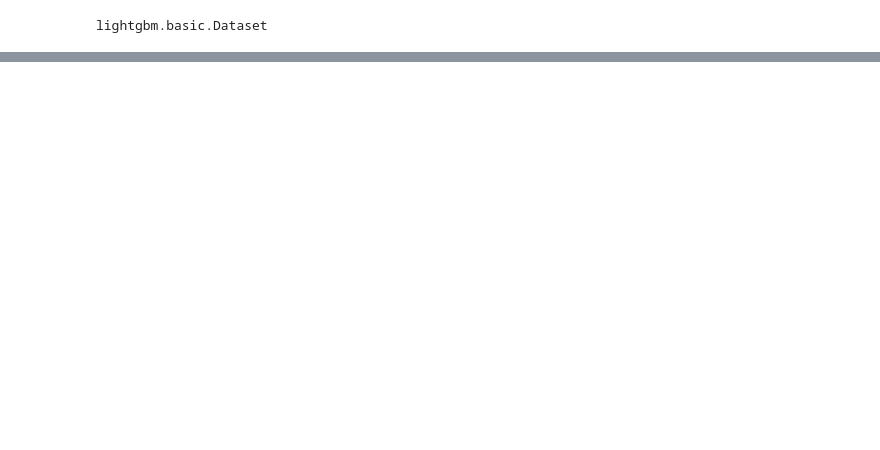
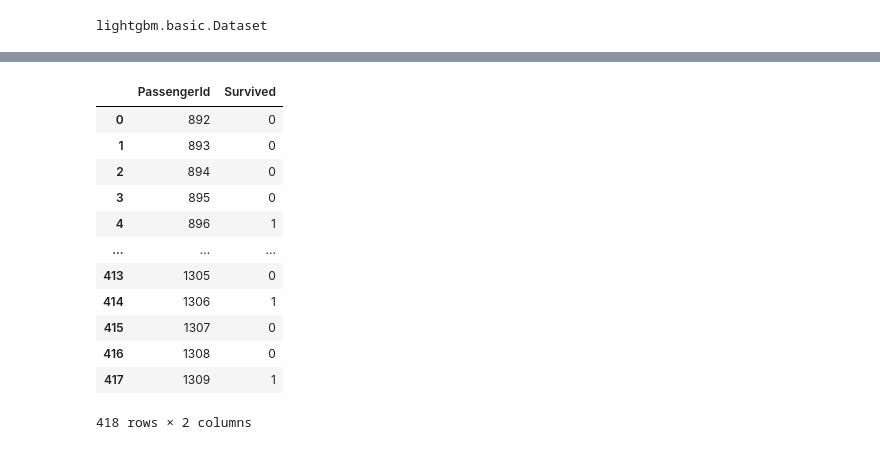
Before and after one commit to okamo18/kaggle, a Jupyter notebook: Titanic - Machine Learning from Disaster/analize.ipynb, the cells around one changed output, grey strips where cells are left out. Saved outputs shown, nothing was run; the diff lists cells and outputs as text; code cells hidden in the pictures; blank space fills up the shorter version.

```diff
--- a/Titanic - Machine Learning from Disaster/analize.ipynb
+++ b/Titanic - Machine Learning from Disaster/analize.ipynb
@@ -976,0 +1064,8 @@ TypeError: DataFrame.sort_values() got an unexpected keyword argument 'asocendin
+# %%
+preds =[]
+for models in models:
+    pred = models.predict(test_X)
+    preds.append(pred)
+# %%
+preds_array = np.array(preds)
+preds_mean = np.mean(preds_array,axis = 0) # axis = 0は列方向に平均を取る axis = 1は行方向に平均を取る
@@ -976,0 +1076,2 @@ TypeError: DataFrame.sort_values() got an unexpected keyword argument 'asocendin
+# %%
+preds_int = (preds_mean > 0.5).astype(int)
@@ -976,0 +1100,18 @@ TypeError: DataFrame.sort_values() got an unexpected keyword argument 'asocendin
+# %%
+submission["Survived"] = preds_int
+# %%
+submission
+# %% [output]
+|  | PassengerId | Survived |
+| 0 | 892 | 0 |
+| 1 | 893 | 0 |
+| 2 | 894 | 0 |
+| 3 | 895 | 0 |
+| 4 | 896 | 1 |
+| ... | ... | ... |
+| 413 | 1305 | 0 |
+| 414 | 1306 | 1 |
+| 415 | 1307 | 0 |
+| 416 | 1308 | 0 |
+| 417 | 1309 | 1 |
+418 rows × 2 columns
```
Also changed, not shown: parts of 18 cells of this notebook.
